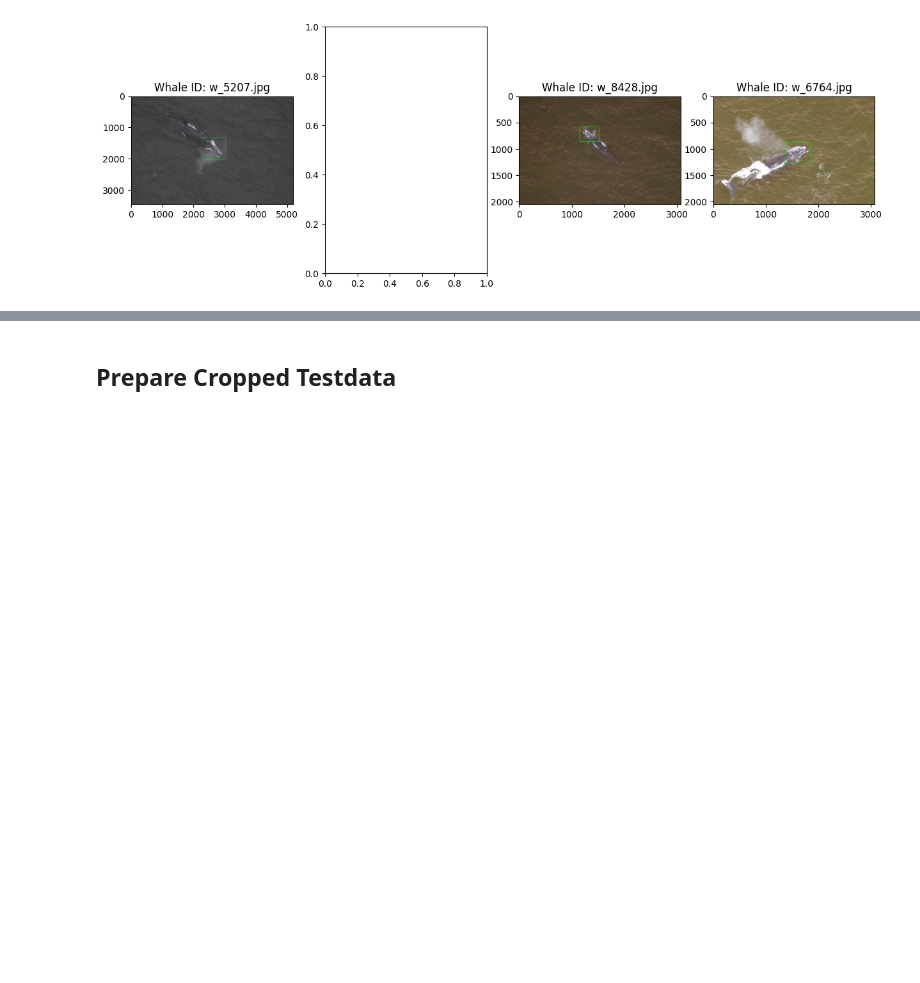
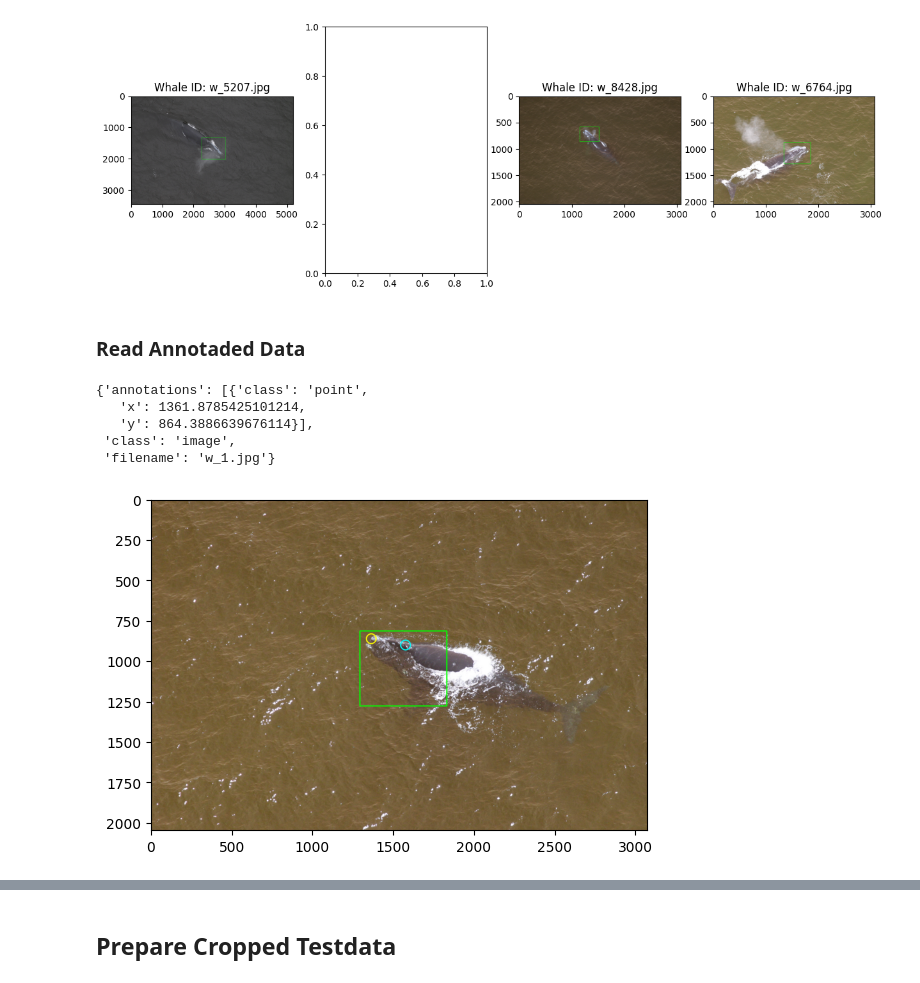
Before and after one commit to HSLU-Projects/ARTIFIN, a Jupyter notebook: TrainWhaleDetection.ipynb, the cells around one changed output, grey strips where cells are left out. Drawn from its saved outputs; the diff is of its cells as text; code cells hidden in the pictures; blank space fills up the shorter version.

Commit message:
added annotation data reading

```diff
--- a/TrainWhaleDetection.ipynb
+++ b/TrainWhaleDetection.ipynb
@@ -76,3 +76,36 @@ for i in range(4):
 plt.show()
 # %% [output]
 [figure]
+# %% [markdown]
+### Read Annotaded Data
+# %%
+with open("./data/annotations/headtips.json") as f:
+    headtips = json.load(f)
+
+with open("./data/annotations/blowholes.json") as f:
+    blowholes = json.load(f)
+# %%
+headtips[0]
+# %% [output]
+{'annotations': [{'class': 'point',
+   'x': 1361.8785425101214,
+   'y': 864.3886639676114}],
+ 'class': 'image',
+ 'filename': 'w_1.jpg'}
+# %%
+image_name = json1[0]['filename']
+x1 = int(headtips[0]['annotations'][0]['x'])
+y1 = int(headtips[0]['annotations'][0]['y'])
+x2 = int(blowholes[0]['annotations'][0]['x'])
+y2 = int(blowholes[0]['annotations'][0]['y'])
+image_path = os.path.join(image_dir, image_name)
+prediction = rfh.get_prediction(image_path)
+if prediction:
+    image = cv2.imread(image_path)
+    start_point, end_point = calculate_bounding_box(prediction['x'], prediction['y'], prediction['width'], prediction['height'])
+    cv2.circle(image, (x1, y1), 30, color=(255,255,0), thickness=6)
+    cv2.circle(image, (x2, y2), 30, color=(0,255,255), thickness=6)
+    cv2.rectangle(image, start_point, end_point, color=(0,255,0), thickness=6)
+    plt.imshow(image)
+# %% [output]
+[figure, added]
```
Also changed, not shown: parts of 2 cells of this notebook.
